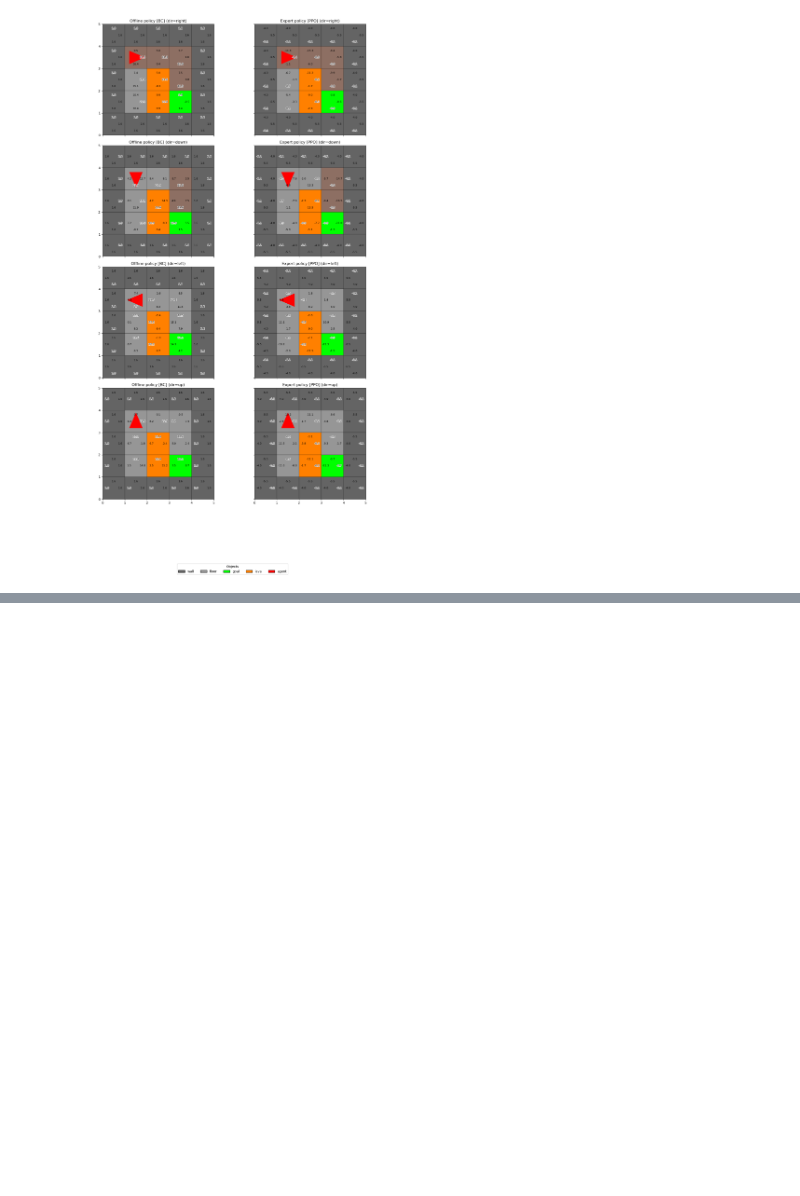
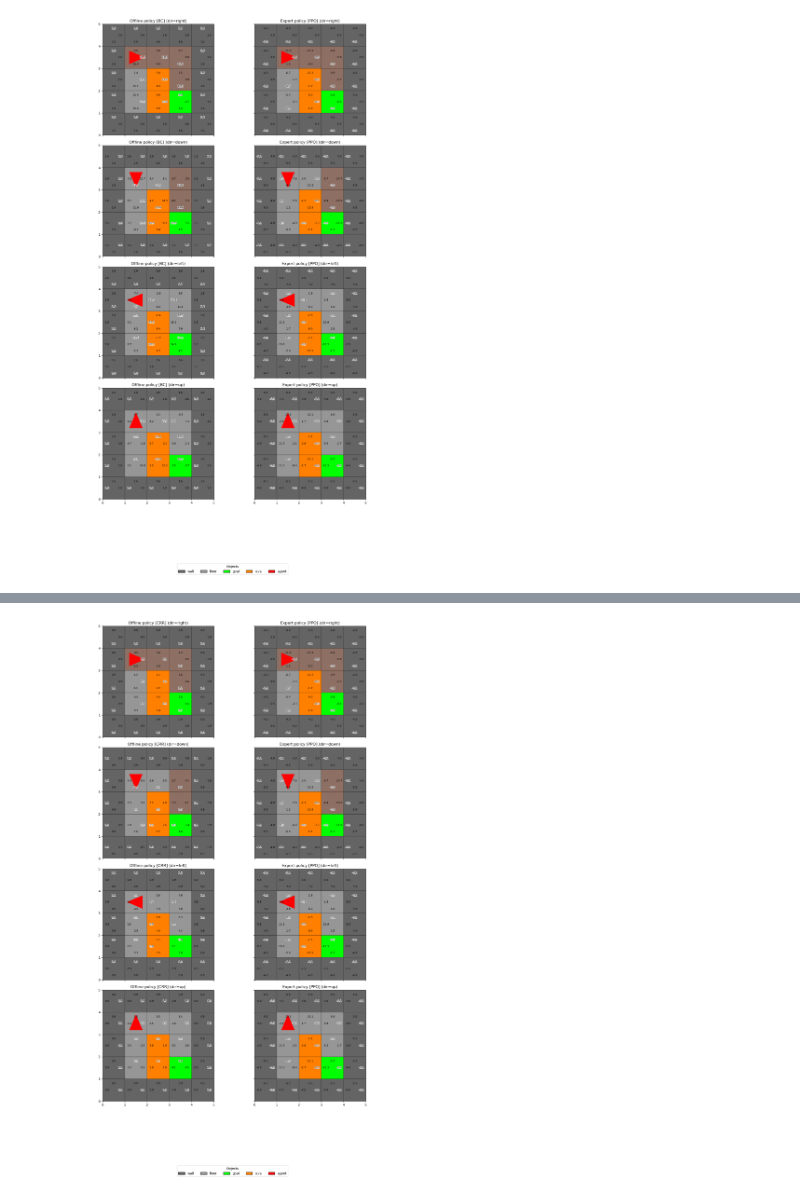
Before and after one commit to tony-pitchblack/CORL, a Jupyter notebook: bc_discrete.ipynb, the cells around one changed output, grey strips where cells are left out. Drawn from its saved outputs; the diff is of its cells as text; code cells hidden in the pictures; blank space fills up the shorter version.

```diff
--- a/bc_discrete.ipynb
+++ b/bc_discrete.ipynb
@@ -1358,0 +1404,4 @@ visualize_q_and_expert_visitation("dqn")
+# %%
+visualize_q_and_expert_visitation("crr")
+# %% [output]
+[figure, added]
```
Also changed, not shown: parts of 4 cells of this notebook.
